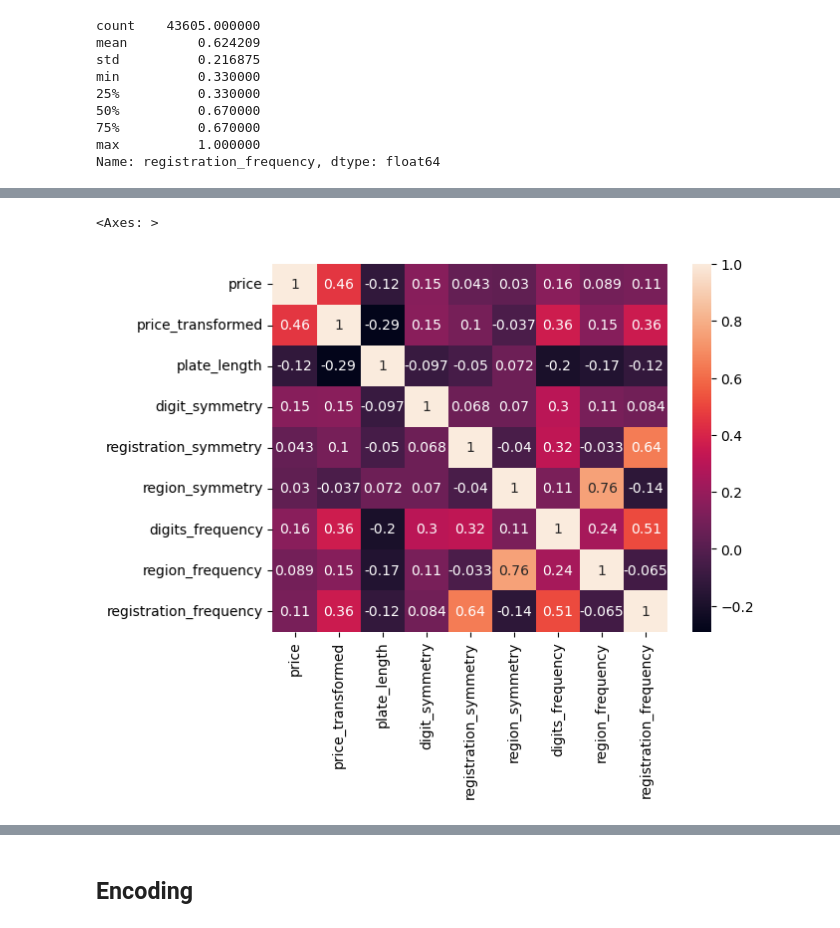
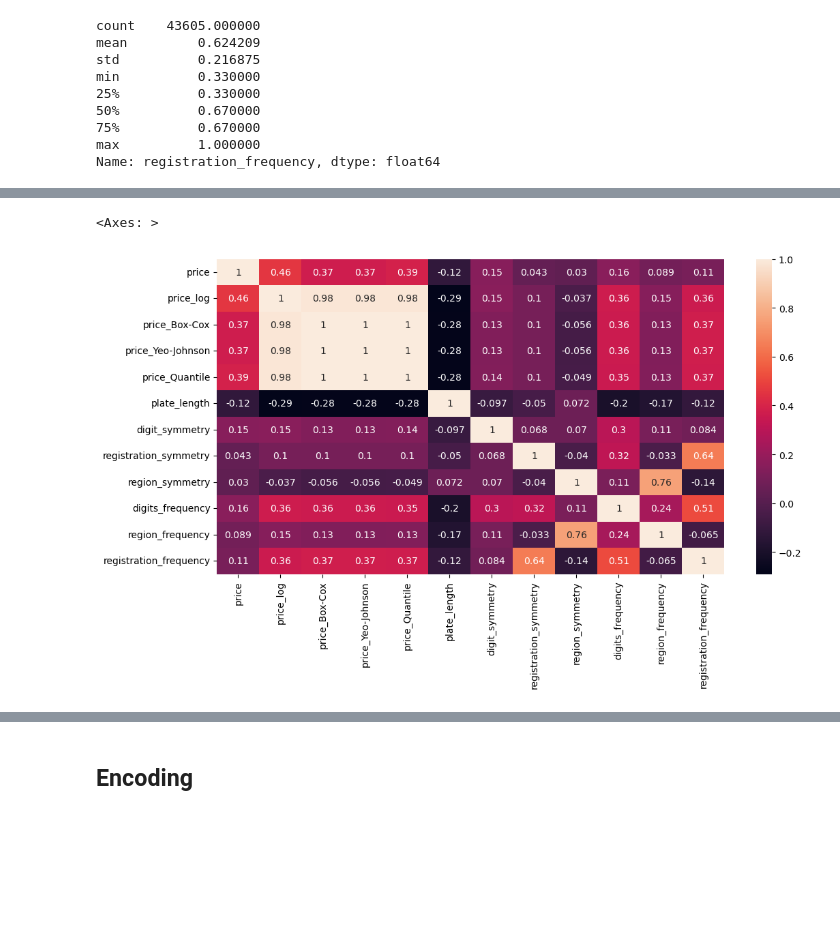
Before and after one commit to woxane/Russian-Car-Plates-Prices-Prediction, a Jupyter notebook: russian-car-plate.ipynb, the cells around one changed output, grey strips where cells are left out. Drawn from its saved outputs; the diff is of its cells as text; code cells hidden in the pictures; blank space fills up the shorter version.

```diff
--- a/russian-car-plate.ipynb
+++ b/russian-car-plate.ipynb
@@ -68,8 +112,9 @@ logarithm: p-value = 9.821686131631176e-72
 # %% [markdown]
 As we could see how much transformation help us in skewnes
 # %%
-df['price_transformed'] = df['price'].apply(np.log1p)
-df['price_transformed'].describe()
+for transformed_columns in df.columns:
+    if 'price_' in transformed_columns:
+        display(df[transformed_columns].describe())
 # %% [output]
 count    51635.000000
 mean        12.102829
@@ -83,5 +155,11 @@ Name: price_transformed, dtype: float64
 # %%
 from matplotlib import pyplot as plt
 
-plt.boxplot(df['price_transformed'])
+
+for transformed_column in df.columns:
+    if 'price_' in transformed_column:
+        plt.figure(figsize=(12, 6))
+        plt.boxplot(df[transformed_column])
+        plt.title(transformed_column)
+        plt.plot
 # %% [output]
@@ -152,6 +209,9 @@ df
 # %%
 # get the mean price for each duplicate plate (I see some of them are use the highest)
-df['price_transformed'] = df.groupby('plate')['price_transformed'].transform('mean')
-df = df.drop_duplicates(subset='plate').reset_index(drop=True)
-df.describe()
+for transformed_column in df.columns:
+    if 'price_' in transformed_column:
+        df[transformed_column] = df.groupby('plate')[transformed_column].transform('mean')
+        df = df.drop_duplicates(subset='plate').reset_index(drop=True)
+
+display(df.describe())
 # %% [output]
@@ -325,12 +423,12 @@ plt.show()
 # %%
 import seaborn as sns
 
-
+plt.figure(figsize=(12, 6))
 corr = df.select_dtypes(['int64', 'float64']).corr(method='pearson')
 sns.heatmap(corr, annot=True)
 # %% [output]
 <Axes: >
-[figure, old version]
+[figure, new version]
 # %%
 import seaborn as sns
 
```
Also changed, not shown: parts of 23 cells of this notebook.
